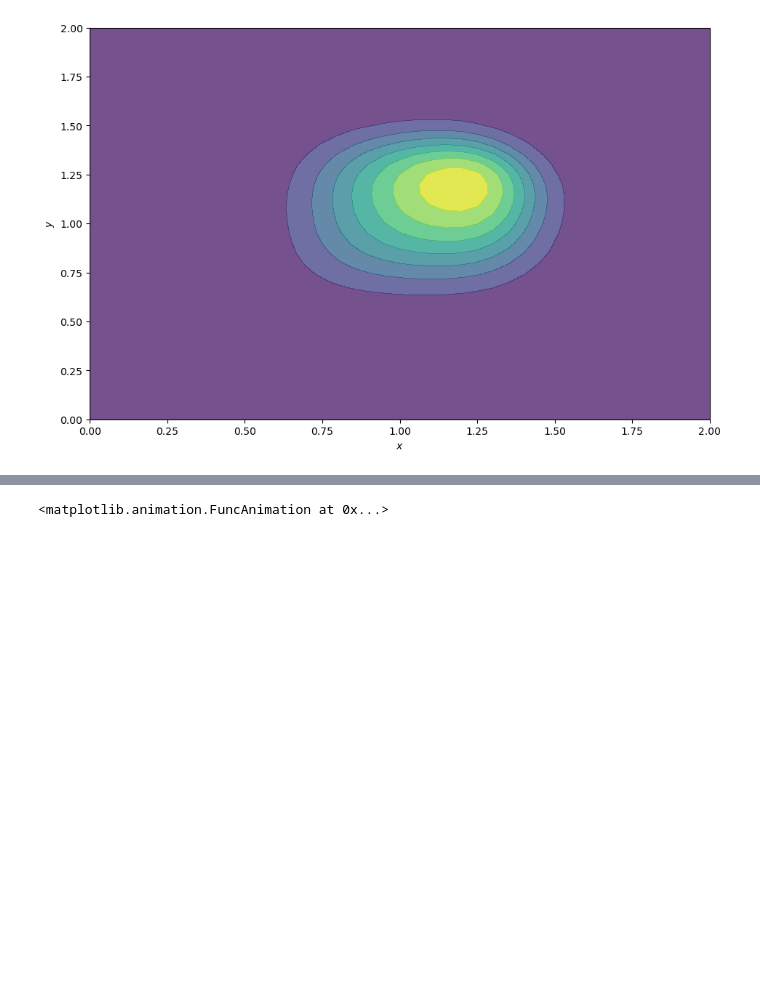
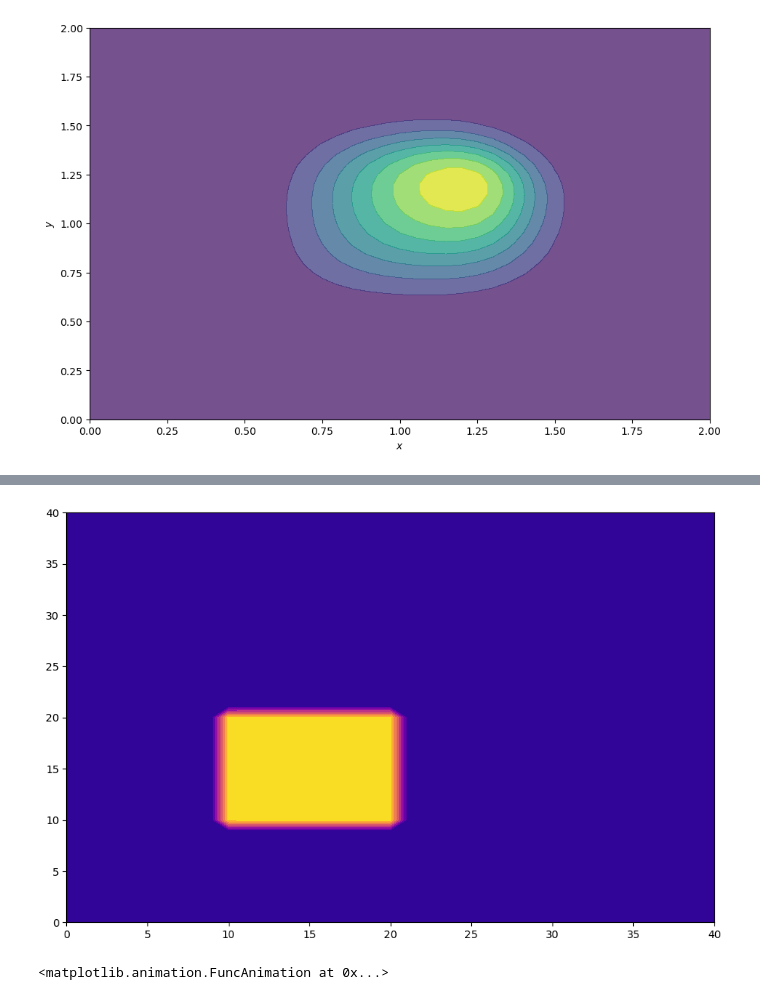
Before and after one commit to dargueso/CFDPython, a Jupyter notebook: myCFD/step8.ipynb, the cells around one changed output, grey strips where cells are left out. Saved outputs shown, nothing was run; the diff lists cells and outputs as text; code cells hidden in the pictures; blank space fills up the shorter version.

```diff
--- a/myCFD/step8.ipynb
+++ b/myCFD/step8.ipynb
@@ -42,7 +42,14 @@ ax.set_ylabel('$y$')
 Text(0, 0.5, '$y$')
 [figure]
 # %%
-for n in range(nt+1):
+
+## ADVANCE SOLUTION IN TIME
+
+zarrayu = np.zeros((ny, nx, nt))
+zarrayv = np.zeros((ny, nx, nt))
+
+
+for n in range(nt):
     un = u.copy()
     vn = v.copy()
 
@@ -66,6 +73,9 @@ for n in range(nt+1):
     v[-1, :] = 1
     v[:, 0] = 1
     v[:, -1] = 1
+
+    zarrayu[:, :, n] = u.copy()
+    zarrayv[:, :, n] = v.copy()
 # %%
 fig, ax = plt.subplots(figsize=(11, 7), dpi=100)
 X, Y = np.meshgrid(x, y)
@@ -152,3 +89,20 @@ ani = animation.FuncAnimation(
+# %%
+def update_plot(frame_number, zarray, plot):
+    ax.clear()
+    ax.contourf(zarray[:, :, frame_number], cmap='plasma')
+
+fig, ax = plt.subplots(figsize=(11, 7), dpi=100)
+X, Y = np.meshgrid(x, y)
+ct = plt.contourf(X, Y, u, alpha=0.5, cmap=cm.viridis)
+#plt.contourf(X, Y, v, alpha=0.5, cmap=cm.viridis)
+ax.set_xlabel('$x$')
+ax.set_ylabel('$y$')
+
+ani = animation.FuncAnimation(
+    fig, update_plot, nt, fargs=(zarrayu, ct), interval=1000 / 30
+)
+# %% [output]
+[figure, added]
 # %%
 plt.rcParams['animation.html'] = 'html5'
 ani
```
Also changed, not shown: parts of 6 cells of this notebook, 1 other file.
